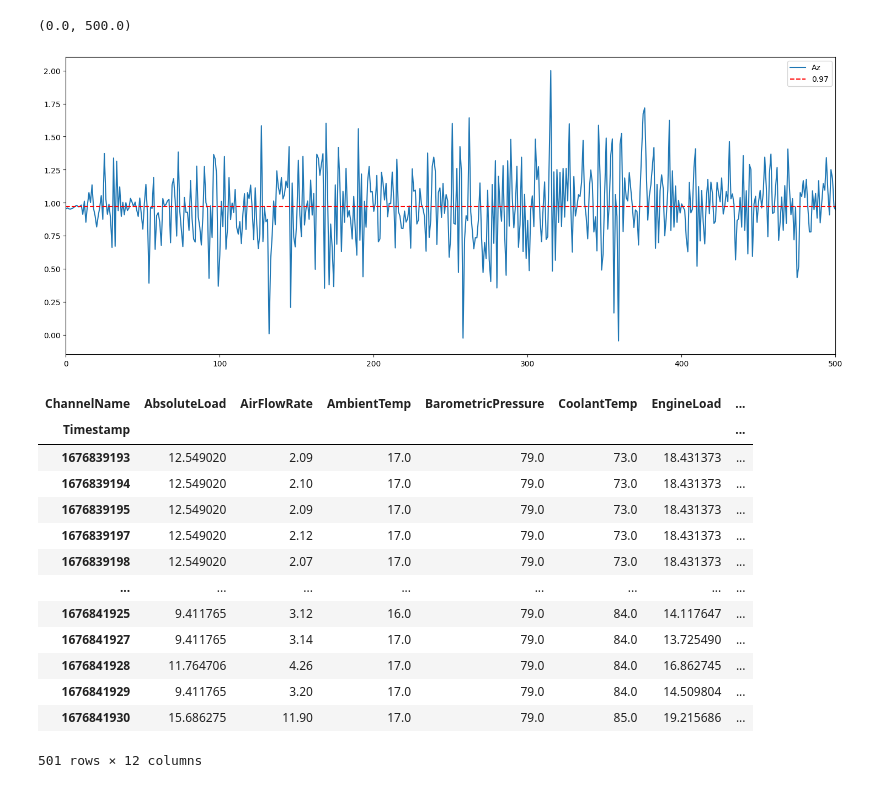
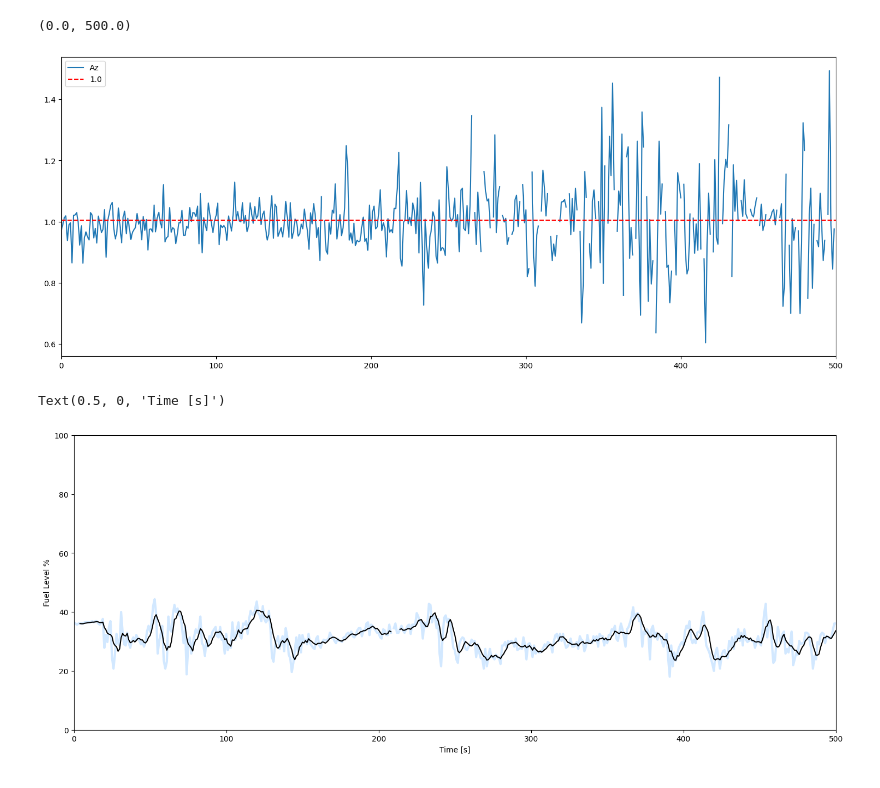
Before and after one commit to ortunoa/DigitalTwinOBDII, a Jupyter notebook: ParseMessages.ipynb, the cells around one changed output. Cells and saved outputs as stored; diff of their text form; code cells hidden in the pictures.

```diff
--- a/ParseMessages.ipynb
+++ b/ParseMessages.ipynb
@@ -69,0 +66,8 @@ Failed with: 502
+# %%
+df_final.reset_index(inplace=True)
+# %%
+df_final['Datetime'] = pd.to_datetime(df_final['Timestamp'], unit='s')
+# %%
+df_final.set_index('Datetime', inplace=True)
+# %%
+df_final = df_final.resample('1S').mean()
@@ -89,28 +107,23 @@ plt.xlim(0,500)
 # %%
-df_final.reset_index()['Az'].plot(label='Az')
+axis = 'Az'
 
-plt.axhline(df_final['Az'].mean(), color='red', linestyle='--', label='{}'.format(round(df_final['Az'].mean(),2)))
+df_final.reset_index()[axis].plot(label=axis)
+
+plt.axhline(df_final[axis].mean(), color='red', linestyle='--', label='{}'.format(round(df_final[axis].mean(),2)))
 
 plt.legend()
 plt.xlim(0,500)
 # %% [output]
 (0.0, 500.0)
-[figure, old version]
+[figure, new version]
 # %%
-df_final
+df_final.reset_index()['FuelLevel'].plot(color='dodgerblue', alpha=0.2, linewidth=3)
+df_final.reset_index()['FuelLevel'].rolling(5).mean().plot(color = 'black')
+plt.ylim(0,100)
+plt.xlim(0, 500)
+plt.ylabel('Fuel Level %')
+plt.xlabel('Time [s]')
 # %% [output]
-| ChannelName | AbsoluteLoad | AirFlowRate | AmbientTemp | BarometricPressure | CoolantTemp | EngineLoad | ... |
-| Timestamp |  |  |  |  |  |  | ... |
-| 1676839193 | 12.549020 | 2.09 | 17.0 | 79.0 | 73.0 | 18.431373 | ... |
-| 1676839194 | 12.549020 | 2.10 | 17.0 | 79.0 | 73.0 | 18.431373 | ... |
-| 1676839195 | 12.549020 | 2.09 | 17.0 | 79.0 | 73.0 | 18.431373 | ... |
-| 1676839197 | 12.549020 | 2.12 | 17.0 | 79.0 | 73.0 | 18.431373 | ... |
-| 1676839198 | 12.549020 | 2.07 | 17.0 | 79.0 | 73.0 | 18.431373 | ... |
-| ... | ... | ... | ... | ... | ... | ... | ... |
-| 1676841925 | 9.411765 | 3.12 | 16.0 | 79.0 | 84.0 | 14.117647 | ... |
-| 1676841927 | 9.411765 | 3.14 | 17.0 | 79.0 | 84.0 | 13.725490 | ... |
-| 1676841928 | 11.764706 | 4.26 | 17.0 | 79.0 | 84.0 | 16.862745 | ... |
-| 1676841929 | 9.411765 | 3.20 | 17.0 | 79.0 | 84.0 | 14.509804 | ... |
-| 1676841930 | 15.686275 | 11.90 | 17.0 | 79.0 | 85.0 | 19.215686 | ... |
-501 rows × 12 columns
+Text(0.5, 0, 'Time [s]')
+[figure, added]
 # %%
```
Also changed, not shown: parts of 29 cells of this notebook, 8 other files.
